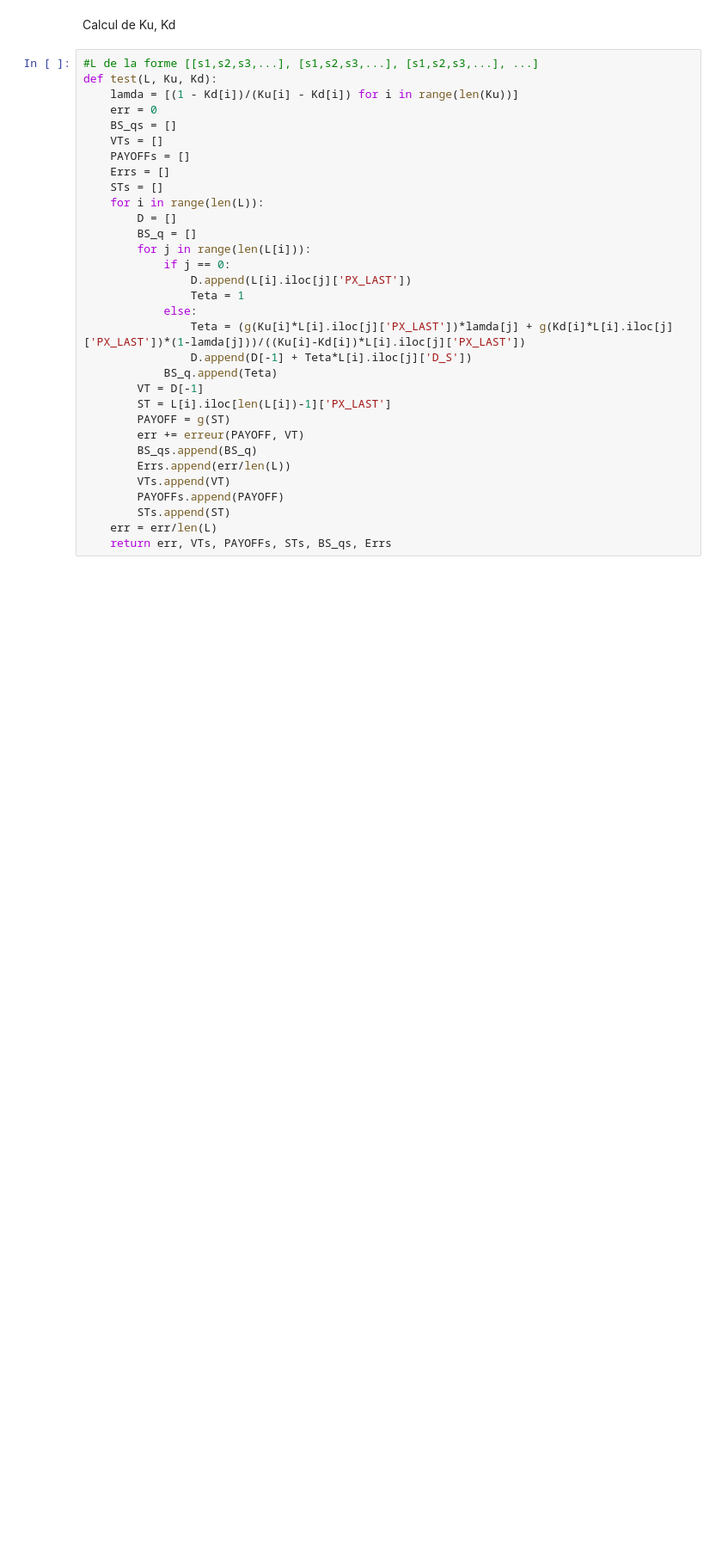
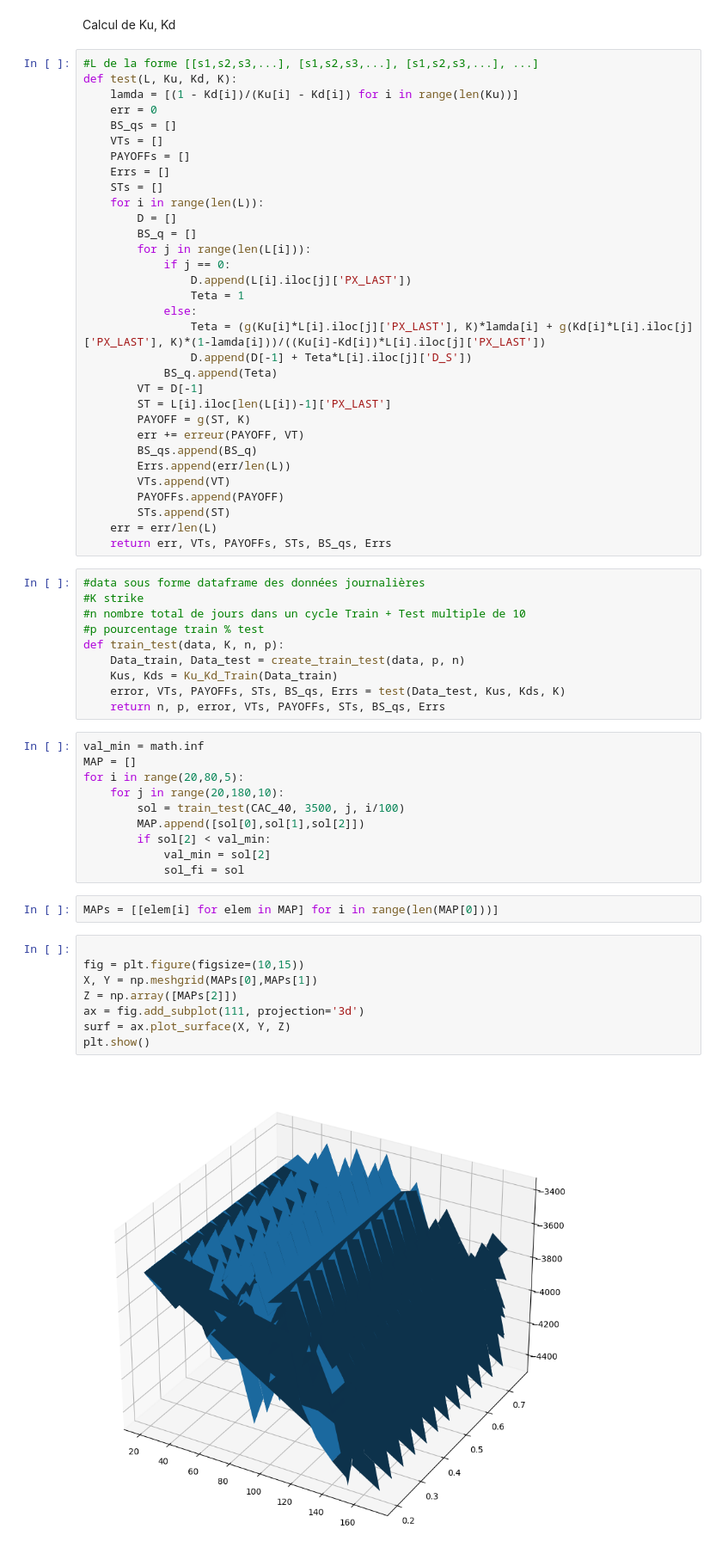
Before and after one commit to ElAm1ne/March--Fi-2, a Jupyter notebook: MarchFi2.ipynb, the cells around one changed output. Shown at 86% size. Drawn from its saved outputs; the diff is of its cells as text; blank space fills up the shorter version.

```diff
--- a/MarchFi2.ipynb
+++ b/MarchFi2.ipynb
@@ -76,7 +81,7 @@ def create_train_test(L,p,n):
 Calcul de Ku, Kd
 # %%
 #L de la forme [[s1,s2,s3,...], [s1,s2,s3,...], [s1,s2,s3,...], ...]
-def test(L, Ku, Kd):
+def test(L, Ku, Kd, K):
     lamda = [(1 - Kd[i])/(Ku[i] - Kd[i]) for i in range(len(Ku))]
     err = 0
     BS_qs = []
@@ -92,12 +97,12 @@ def test(L, Ku, Kd):
                 D.append(L[i].iloc[j]['PX_LAST'])
                 Teta = 1
             else:
-                Teta = (g(Ku[i]*L[i].iloc[j]['PX_LAST'])*lamda[j] + g(Kd[i]*L[i].iloc[j]['PX_LAST'])*(1-lamda[j]))/((Ku[i]-Kd[i])*L[i].iloc[j]['PX_LAST'])
+                Teta = (g(Ku[i]*L[i].iloc[j]['PX_LAST'], K)*lamda[i] + g(Kd[i]*L[i].iloc[j]['PX_LAST'], K)*(1-lamda[i]))/((Ku[i]-Kd[i])*L[i].iloc[j]['PX_LAST'])
                 D.append(D[-1] + Teta*L[i].iloc[j]['D_S'])
             BS_q.append(Teta)
         VT = D[-1]
         ST = L[i].iloc[len(L[i])-1]['PX_LAST']
-        PAYOFF = g(ST)
+        PAYOFF = g(ST, K)
         err += erreur(PAYOFF, VT)
         BS_qs.append(BS_q)
         Errs.append(err/len(L))
@@ -106,4 +111,36 @@ def test(L, Ku, Kd):
         STs.append(ST)
     err = err/len(L)
     return err, VTs, PAYOFFs, STs, BS_qs, Errs
+# %%
+#data sous forme dataframe des données journalières
+#K strike
+#n nombre total de jours dans un cycle Train + Test multiple de 10
+#p pourcentage train % test
+def train_test(data, K, n, p):
+    Data_train, Data_test = create_train_test(data, p, n)
+    Kus, Kds = Ku_Kd_Train(Data_train)
+    error, VTs, PAYOFFs, STs, BS_qs, Errs = test(Data_test, Kus, Kds, K)
+    return n, p, error, VTs, PAYOFFs, STs, BS_qs, Errs
+# %%
+val_min = math.inf
+MAP = []
+for i in range(20,80,5):
+    for j in range(20,180,10):
+        sol = train_test(CAC_40, 3500, j, i/100)
+        MAP.append([sol[0],sol[1],sol[2]])
+        if sol[2] < val_min:
+            val_min = sol[2]
+            sol_fi = sol
+# %%
+MAPs = [[elem[i] for elem in MAP] for i in range(len(MAP[0]))]
+# %%
+
+fig = plt.figure(figsize=(10,15))
+X, Y = np.meshgrid(MAPs[0],MAPs[1])
+Z = np.array([MAPs[2]])
+ax = fig.add_subplot(111, projection='3d')
+surf = ax.plot_surface(X, Y, Z)
+plt.show()
+# %% [output]
+[figure, added]
 # %%
```
Also changed, not shown: parts of 6 cells of this notebook.
